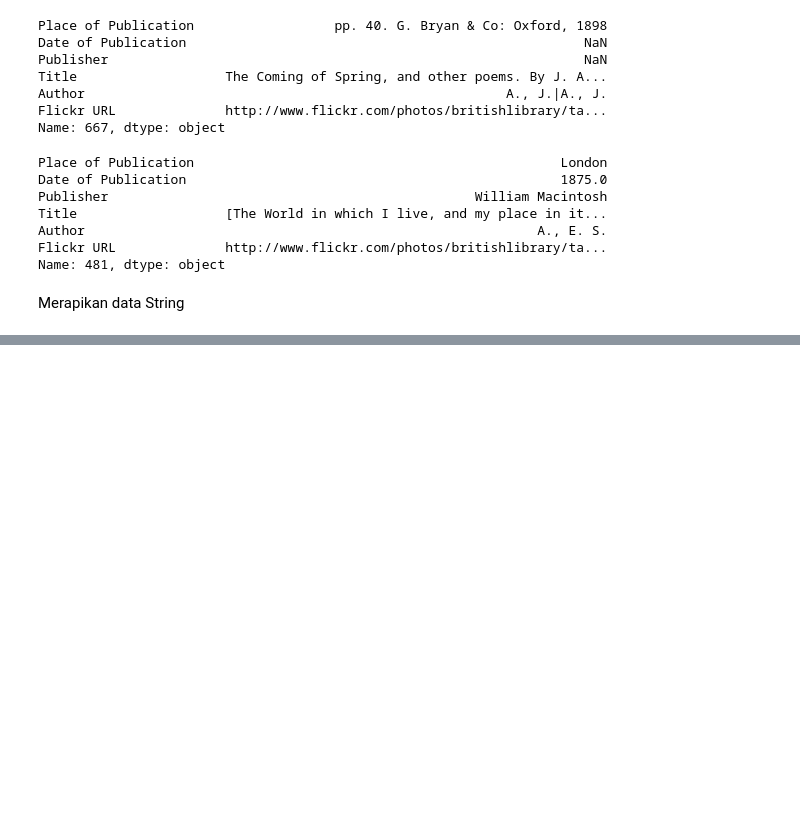
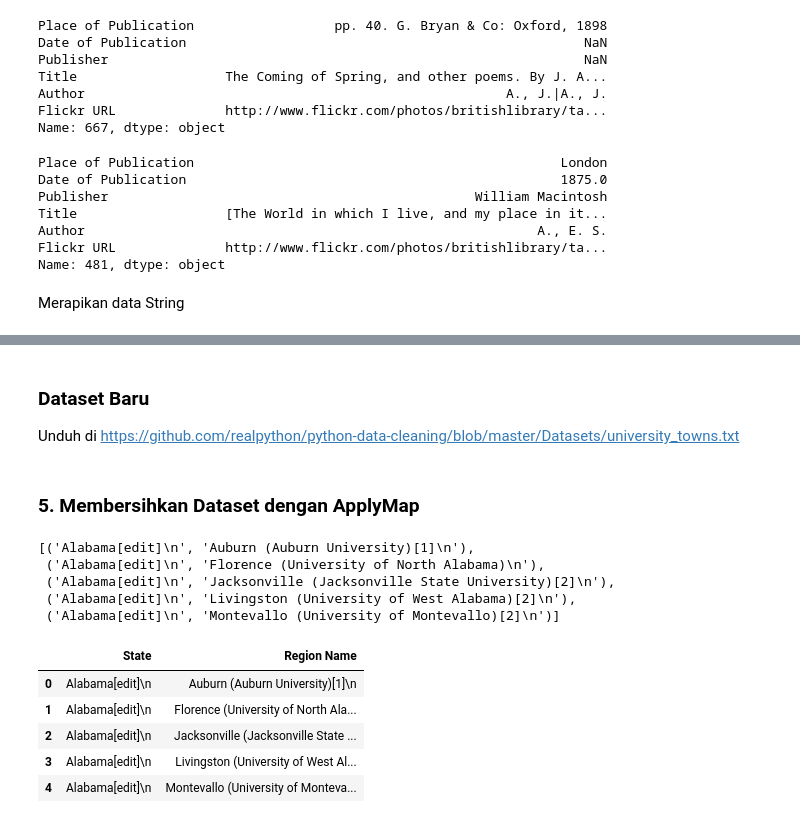
Before and after one commit to yuliusius1/metodelogi_data_science_b_repo, a Jupyter notebook: Pertemuan7/DataPreparation.ipynb, the cells around one changed output, grey strips where cells are left out. Cells and saved outputs as stored; diff of their text form; code cells hidden in the pictures; blank space fills up the shorter version.

```diff
--- a/Pertemuan7/DataPreparation.ipynb
+++ b/Pertemuan7/DataPreparation.ipynb
@@ -251,3 +251,34 @@ df.head()
 | 218 | London | 1869.0 | Bradbury, Evans & Co. | Love the Avenger. By the author o... | A., A. A. | http://www.flickr.com/photos/brit... |
 | 472 | London | 1851.0 | James Darling | Welsh Sketches, chiefly ecclesias... | A., E. S. | http://www.flickr.com/photos/brit... |
 | 480 | London | 1857.0 | Wertheim & Macintosh | [The World in which I live, and m... | A., E. S. | http://www.flickr.com/photos/brit... |
+# %% [markdown]
+### Dataset Baru
+Unduh di https://github.com/realpython/python-data-cleaning/blob/master/Datasets/university_towns.txt
+# %% [markdown]
+### 5. Membersihkan Dataset dengan ApplyMap
+# %%
+university_town = []
+with open('university_towns.txt') as file:
+    for line in file:
+        if '[edit]' in line:
+            state = line
+        else :
+            university_town.append((state,line))
+
+university_town[:5]
+# %% [output]
+[('Alabama[edit]\n', 'Auburn (Auburn University)[1]\n'),
+ ('Alabama[edit]\n', 'Florence (University of North Alabama)\n'),
+ ('Alabama[edit]\n', 'Jacksonville (Jacksonville State University)[2]\n'),
+ ('Alabama[edit]\n', 'Livingston (University of West Alabama)[2]\n'),
+ ('Alabama[edit]\n', 'Montevallo (University of Montevallo)[2]\n')]
+# %%
+dfCity = pd.DataFrame(university_town, columns=['State', 'Region Name'])
+dfCity.head()
+# %% [output]
+|  | State | Region Name |
+| 0 | Alabama[edit]\n | Auburn (Auburn University)[1]\n |
+| 1 | Alabama[edit]\n | Florence (University of North Ala... |
+| 2 | Alabama[edit]\n | Jacksonville (Jacksonville State ... |
+| 3 | Alabama[edit]\n | Livingston (University of West Al... |
+| 4 | Alabama[edit]\n | Montevallo (University of Monteva... |
```
Also changed, not shown: parts of 3 cells of this notebook, 1 other file.
